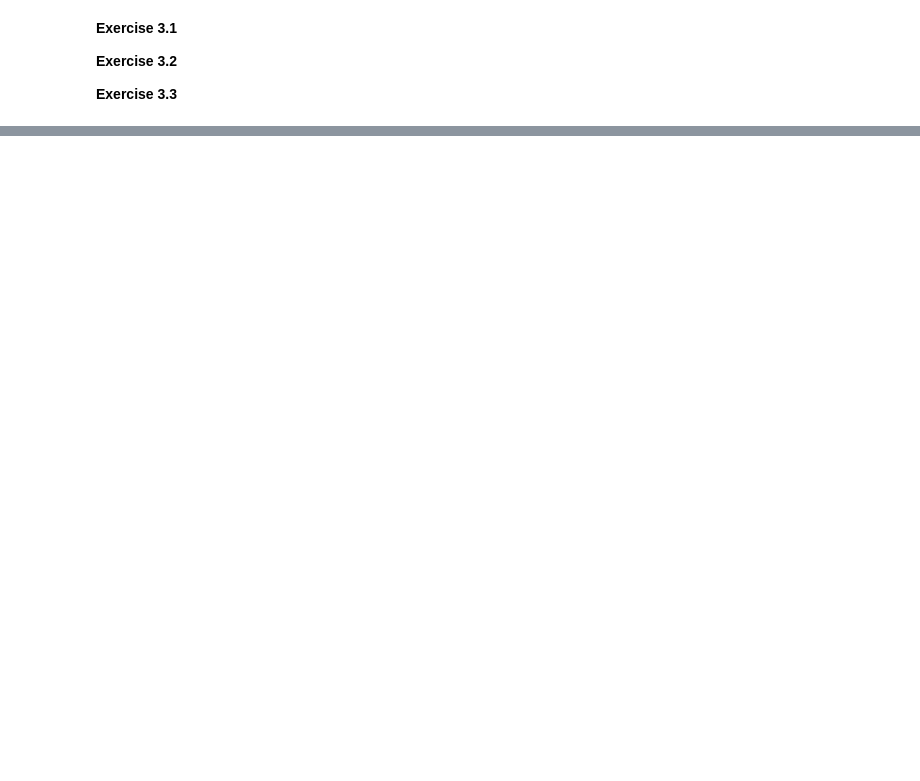
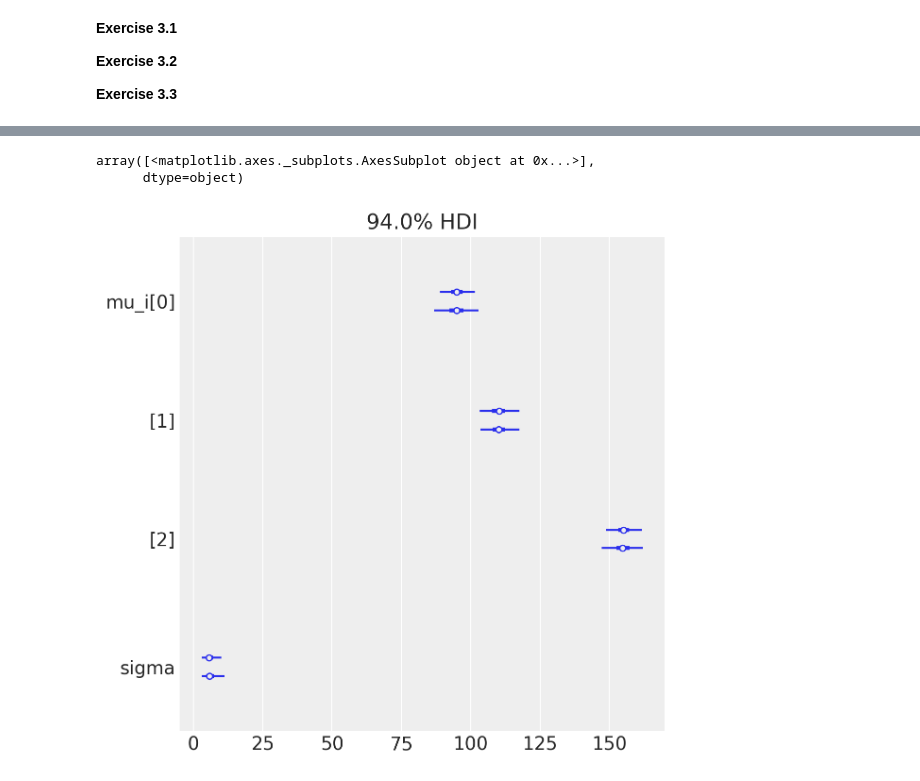
Before and after one commit to benjaminbeilharz/Perception-Action-Notebooks, a Jupyter notebook: 2_Bayesian_Models_in_PyMC3.ipynb, the cells around one changed output, grey strips where cells are left out. Saved outputs shown, nothing was run; the diff lists cells and outputs as text; code cells hidden in the pictures; blank space fills up the shorter version.

```diff
--- a/2_Bayesian_Models_in_PyMC3.ipynb
+++ b/2_Bayesian_Models_in_PyMC3.ipynb
@@ -345,0 +367,6 @@ az.summary(idata3)
+# %%
+az.plot_forest(idata3)
+# %% [output]
+array([<matplotlib.axes._subplots.AxesSubplot object at 0x...>],
+      dtype=object)
+[figure, added]
```
Also changed, not shown: parts of 9 cells of this notebook.
